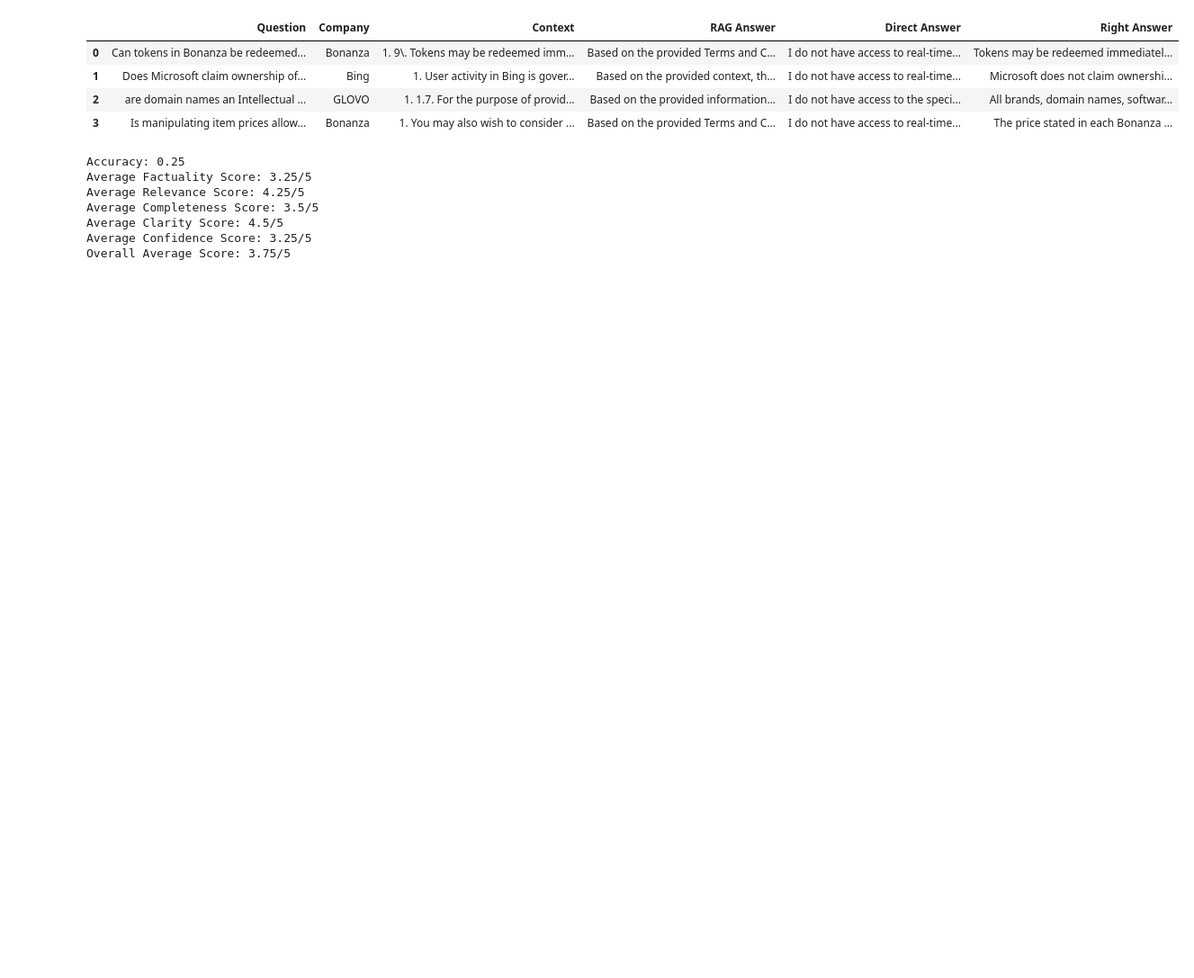
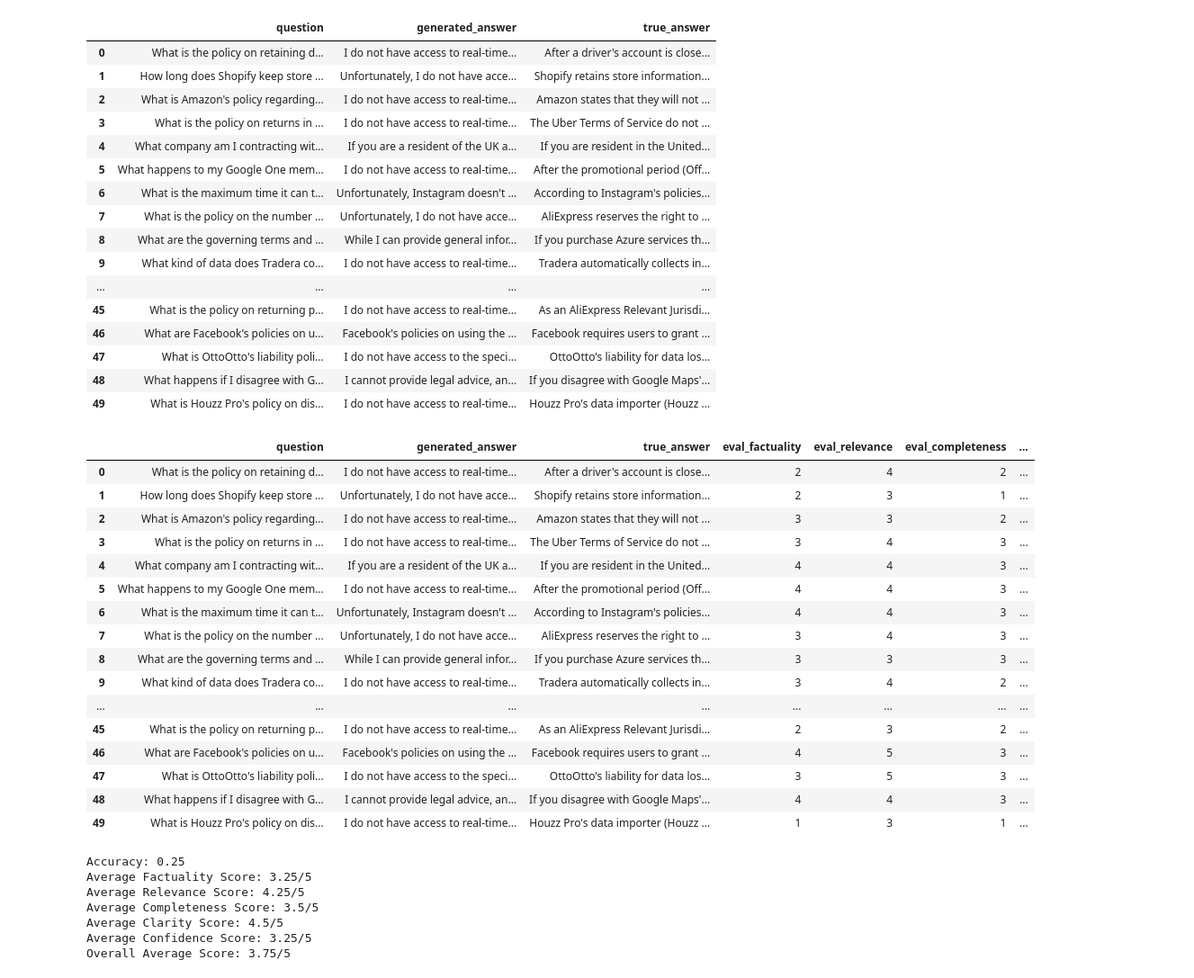
Before and after one commit to shachafha/Terms-and-Services-RAG, a Jupyter notebook: evaluate.ipynb, the cells around one changed output. Shown: that part at 90% size. Drawn from its saved outputs; the diff is of its cells as text; code cells hidden in the pictures; blank space fills up the shorter version.

```diff
--- a/evaluate.ipynb
+++ b/evaluate.ipynb
@@ -1,10 +1,13 @@
 # %%
 import google.generativeai as genai
 import pandas as pd
+import time
 from datasets import Dataset
 from tqdm.auto import tqdm
 from langchain.prompts.chat import (ChatPromptTemplate, HumanMessagePromptTemplate)
 
+with open("gemini_api_key.txt") as f:
+    gemini_api_key = f.read().strip()
 genai.configure(api_key=gemini_api_key)
 
 evaluator = genai.GenerativeModel(model_name='gemini-1.5-flash')
@@ -79,7 +82,6 @@ def load_test_set(file_path: str, rag_flag) -> Dataset:
     """
     # Load the Excel file
     result_df = pd.read_excel(file_path)
-    display(result_df)
     # Filter and rename the necessary columns
     result_df = result_df[['Question', 'Company', 'Context', 'RAG Answer', 'Direct Answer', 'Right Answer']]
 
@@ -94,7 +96,7 @@ def load_test_set(file_path: str, rag_flag) -> Dataset:
             "generated_answer": answer,
             "true_answer": ground_truth
         })
-
+    display(pd.DataFrame(testset))
     # Create a Dataset object from the data
     return Dataset.from_list(testset)
 # %%
@@ -133,6 +135,8 @@ def extract_evaluation_metrics(eval_response_text):
 
 def evaluate(testset, evaluator):
     evaluation = []
+    count = 0
+    batch_size = 5  # Number of rows to process at a time
     for experiment in tqdm(testset):
         # Create the evaluation prompt with the new metrics
         evaluation_prompt = evaluation_prompt_template.format_messages(
@@ -159,16 +163,47 @@ def evaluate(testset, evaluator):
         except Exception as e:
             # Handle any unexpected error and assign default values
             print(f"Error processing evaluation: {e}")
+        if (count + 1) % batch_size == 0:
+            time.sleep(30)
+        count += 1
     return evaluation
 # %%
 file_path = 'responses.xlsx'
-test_name = 'rag_spacy_gemini'
-testset = load_test_set(file_path, rag_flag=True)
+testset = load_test_set(file_path, rag_flag=False)
 evaluation = pd.DataFrame(evaluate(testset, evaluator))
-# evaluation.to_csv(f"{test_name}_evaluation.csv", index=False)
+evaluation
 # %% [output]
-|  | Question | Company | Context | RAG Answer | Direct Answer | Right Answer |
-| 0 | Can tokens in Bonanza be redeemed... | Bonanza | 1. 9\. Tokens may be redeemed imm... | Based on the provided Terms and C... | I do not have access to real-time... | Tokens may be redeemed immediatel... |
-| 1 | Does Microsoft claim ownership of... | Bing | 1. User activity in Bing is gover... | Based on the provided context, th... | I do not have access to real-time... | Microsoft does not claim ownershi... |
-| 2 | are domain names an Intellectual ... | GLOVO | 1. 1.7. For the purpose of provid... | Based on the provided information... | I do not have access to the speci... | All brands, domain names, softwar... |
-| 3 | Is manipulating item prices allow... | Bonanza | 1. You may also wish to consider ... | Based on the provided Terms and C... | I do not have access to real-time... | The price stated in each Bonanza ... |
+|  | question | generated_answer | true_answer |
+| 0 | What is the policy on retaining d... | I do not have access to real-time... | After a driver's account is close... |
+| 1 | How long does Shopify keep store ... | Unfortunately, I do not have acce... | Shopify retains store information... |
+| 2 | What is Amazon's policy regarding... | I do not have access to real-time... | Amazon states that they will not ... |
+| 3 | What is the policy on returns in ... | I do not have access to real-time... | The Uber Terms of Service do not ... |
+| 4 | What company am I contracting wit... | If you are a resident of the UK a... | If you are resident in the United... |
+| 5 | What happens to my Google One mem... | I do not have access to real-time... | After the promotional period (Off... |
+| 6 | What is the maximum time it can t... | Unfortunately, Instagram doesn't ... | According to Instagram's policies... |
+| 7 | What is the policy on the number ... | Unfortunately, I do not have acce... | AliExpress reserves the right to ... |
+| 8 | What are the governing terms and ... | While I can provide general infor... | If you purchase Azure services th... |
+| 9 | What kind of data does Tradera co... | I do not have access to real-time... | Tradera automatically collects in... |
+| ... | ... | ... | ... |
+| 45 | What is the policy on returning p... | I do not have access to real-time... | As an AliExpress Relevant Jurisdi... |
+| 46 | What are Facebook's policies on u... | Facebook's policies on using the ... | Facebook requires users to grant ... |
+| 47 | What is OttoOtto's liability poli... | I do not have access to the speci... | OttoOtto's liability for data los... |
+| 48 | What happens if I disagree with G... | I cannot provide legal advice, an... | If you disagree with Google Maps'... |
+| 49 | What is Houzz Pro's policy on dis... | I do not have access to real-time... | Houzz Pro's data importer (Houzz ... |
+|  | question | generated_answer | true_answer | eval_factuality | eval_relevance | eval_completeness | ... |
+| 0 | What is the policy on retaining d... | I do not have access to real-time... | After a driver's account is close... | 2 | 4 | 2 | ... |
+| 1 | How long does Shopify keep store ... | Unfortunately, I do not have acce... | Shopify retains store information... | 2 | 3 | 1 | ... |
+| 2 | What is Amazon's policy regarding... | I do not have access to real-time... | Amazon states that they will not ... | 3 | 3 | 2 | ... |
+| 3 | What is the policy on returns in ... | I do not have access to real-time... | The Uber Terms of Service do not ... | 3 | 4 | 3 | ... |
+| 4 | What company am I contracting wit... | If you are a resident of the UK a... | If you are resident in the United... | 4 | 4 | 3 | ... |
+| 5 | What happens to my Google One mem... | I do not have access to real-time... | After the promotional period (Off... | 4 | 4 | 3 | ... |
+| 6 | What is the maximum time it can t... | Unfortunately, Instagram doesn't ... | According to Instagram's policies... | 4 | 4 | 3 | ... |
+| 7 | What is the policy on the number ... | Unfortunately, I do not have acce... | AliExpress reserves the right to ... | 3 | 4 | 3 | ... |
+| 8 | What are the governing terms and ... | While I can provide general infor... | If you purchase Azure services th... | 3 | 3 | 3 | ... |
+| 9 | What kind of data does Tradera co... | I do not have access to real-time... | Tradera automatically collects in... | 3 | 4 | 2 | ... |
+| ... | ... | ... | ... | ... | ... | ... | ... |
+| 45 | What is the policy on returning p... | I do not have access to real-time... | As an AliExpress Relevant Jurisdi... | 2 | 3 | 2 | ... |
+| 46 | What are Facebook's policies on u... | Facebook's policies on using the ... | Facebook requires users to grant ... | 4 | 5 | 3 | ... |
+| 47 | What is OttoOtto's liability poli... | I do not have access to the speci... | OttoOtto's liability for data los... | 3 | 5 | 3 | ... |
+| 48 | What happens if I disagree with G... | I cannot provide legal advice, an... | If you disagree with Google Maps'... | 4 | 4 | 3 | ... |
+| 49 | What is Houzz Pro's policy on dis... | I do not have access to real-time... | Houzz Pro's data importer (Houzz ... | 1 | 3 | 1 | ... |
```
Also changed, not shown: parts of 2 cells of this notebook.
